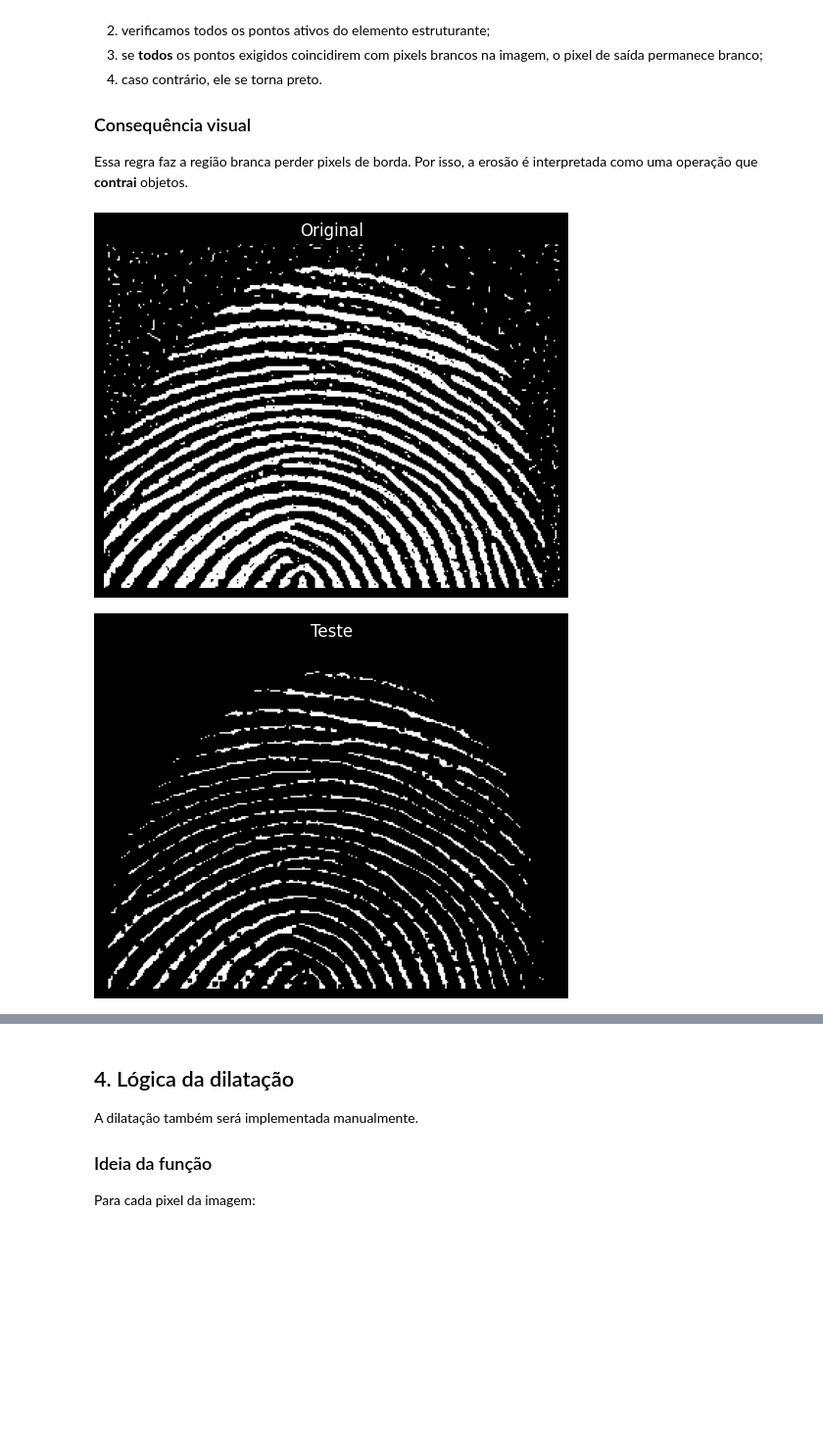
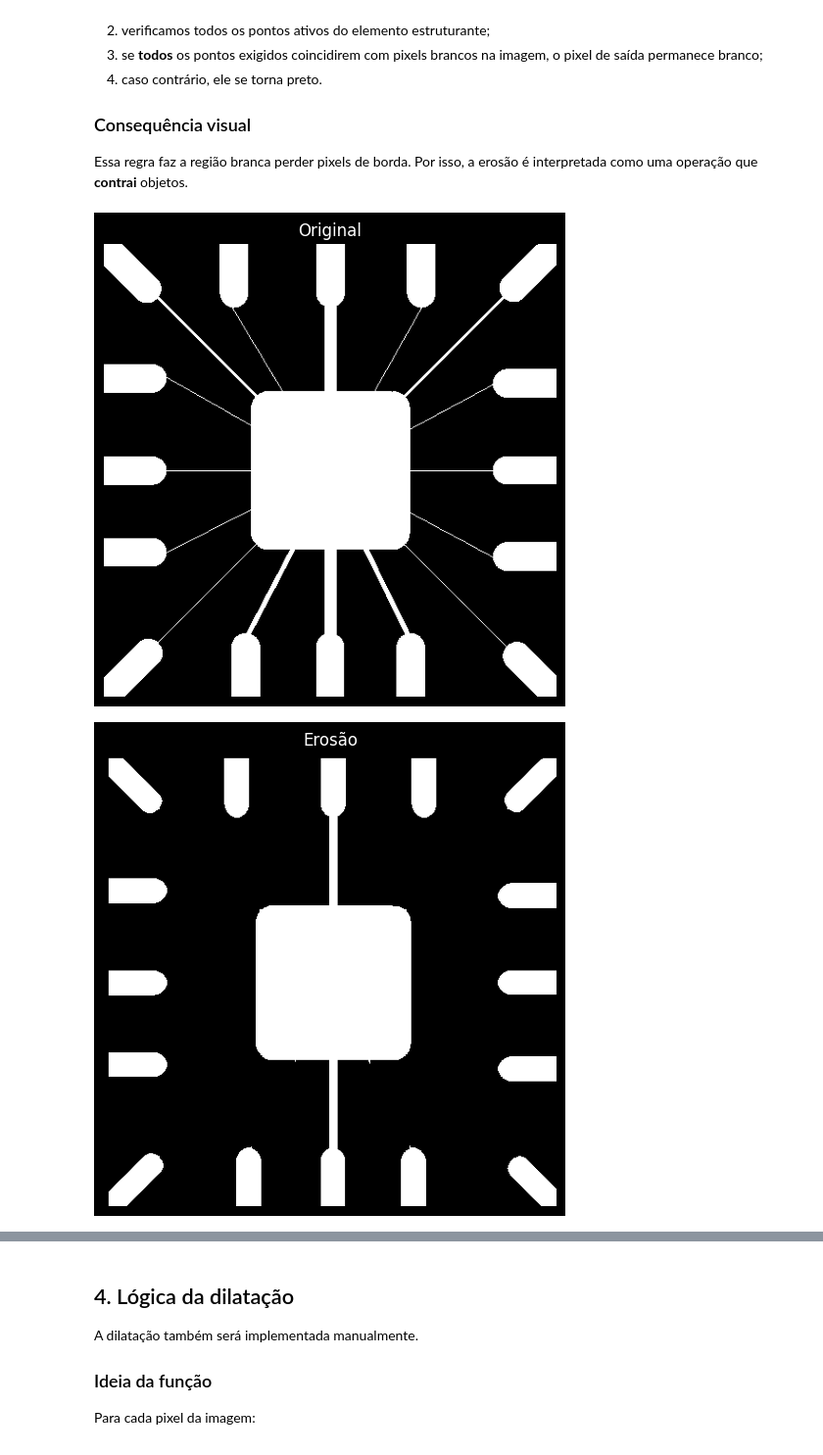
Before and after one commit to pedrxbro/digital-image-processing, a Jupyter notebook: morphological-processing/main.ipynb, the cells around one changed output, grey strips where cells are left out. Shown at 98% size. Saved outputs shown, nothing was run; the diff lists cells and outputs as text; code cells hidden in the pictures; blank space fills up the shorter version.

```diff
--- a/morphological-processing/main.ipynb
+++ b/morphological-processing/main.ipynb
@@ -188,15 +188,16 @@ def erode_image(binary_image, structuring_element):
 
     return output
 # %%
-image_path = "data/Fig0911(a)(noisy_fingerprint).tif"
+image_path = "data/Fig0905(a)(wirebond-mask).tif"
 
 gray_image = load_grayscale_image(image_path)
 binary_image = to_binary(gray_image, threshold=127)
-structuring_element = create_structuring_element("square", 3)
-image_test = erode_image(binary_image, structuring_element )
+
+structuring_element = create_structuring_element("square", 5)
+eroded_image = erode_image(binary_image, structuring_element)
 
 show_image(gray_image, "Original")
-show_image(image_test, "Teste")
+show_image(eroded_image, "Erosão")
 # %% [output]
-[figure, old version]
+[figure, new version]
-[figure, old version]
+[figure, new version]
```
Also changed, not shown: parts of 5 cells of this notebook.
